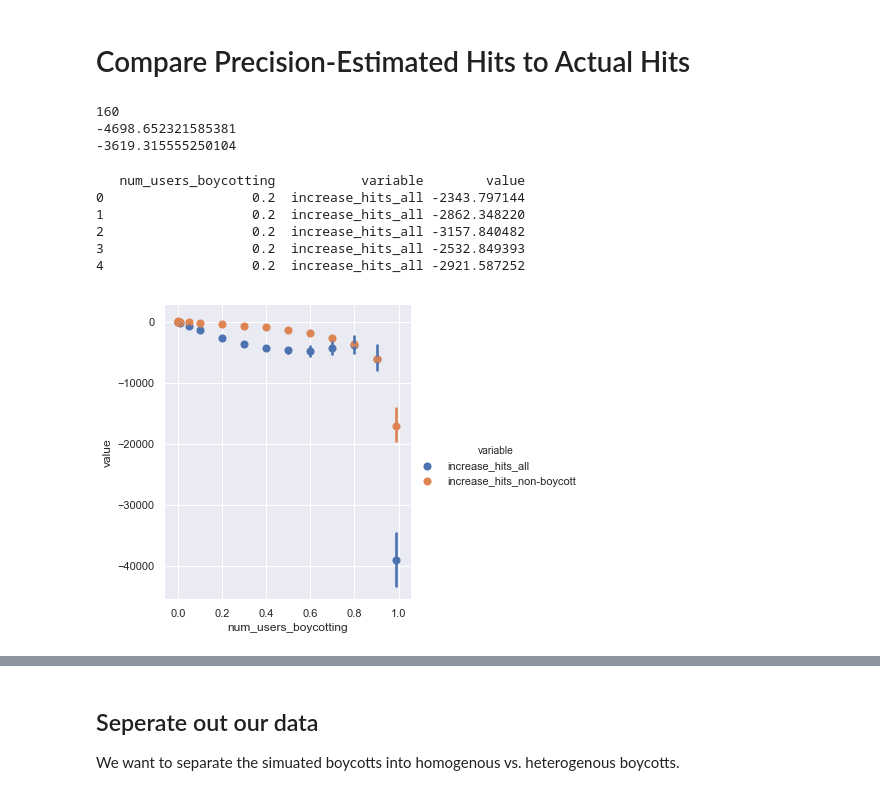
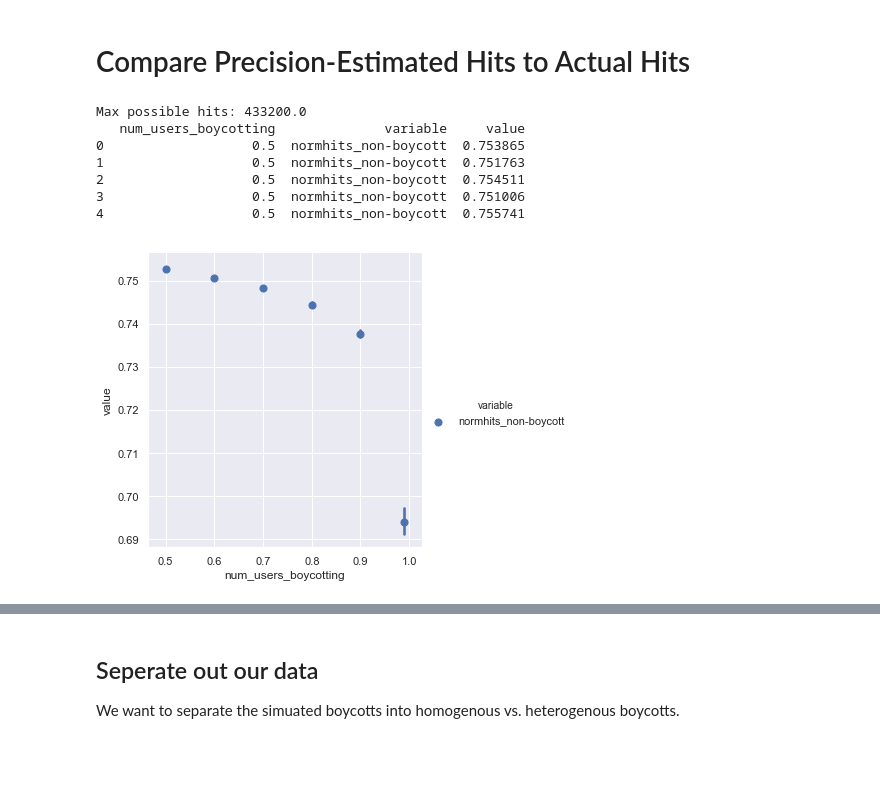
Before and after one commit to nickmvincent/surprise_sandbox, a Jupyter notebook: data_boycotts_and_strikes.ipynb, the cells around one changed output, grey strips where cells are left out. Saved outputs shown, nothing was run; the diff lists cells and outputs as text; code cells hidden in the pictures; blank space fills up the shorter version.

```diff
--- a/data_boycotts_and_strikes.ipynb
+++ b/data_boycotts_and_strikes.ipynb
@@ -41,7 +41,7 @@ ml-1m 165.5975165562914
 # %% [markdown]
 First things first: let's load our master data files. Each is a single csv that was created by the `process_all.py` script.
 # %%
-df_1m = pd.read_csv('ml-1m_collected/all_results.csv', dtype={'indices': str})
+df_1m = pd.read_csv('ml-1m_collected_10_28/all_results.csv', dtype={'indices': str})
 df_1m = df_1m[df_1m.ratingfrac.notna()]
 df_1m['dataset'] = 'ml-1m'
 # %%
@@ -348,46 +352,63 @@ tph 1384930
 # %% [markdown]
 # Compare Precision-Estimated Hits to Actual Hits
 # %%
-hits_df = df_1m.copy()
-hits_df = hits_df[~hits_df.hits_all.isna()]
-print(len(hits_df.index))
-hits_df['increase_hits_all'] *= num_users['ml-1m']
-hits_df['increase_hits_non-boycott'] *= num_users['ml-1m']
-print(hits_df['increase_hits_all'].mean())
-print(hits_df['percent_increase_1.1hits-prec10t4_all'].mean())
+
+# hits_df['increase_normhits_all'] *= num_users['ml-1m']
+# # hits_df['increase_normhits_non-boycott'] *= num_users['ml-1m']
+# print(hits_df['increase_' + hits_metric + '_all'].mean())
+# print(hits_df['percent_increase_1.1hits-prec10t4_all'].mean())
-# %% [output]
-160
--4698.652321585381
--3619.315555250104
 # %%
-hits_df = hits_df[[
+hits_df = df_1m.copy()
+hits_df = hits_df[~hits_df.hits_all.isna()]
+hits_df = hits_df[hits_df.num_users_boycotting >= 0.5]
+#print(len(hits_df.index))
+hits_metric = 'normhits'
+metric2 = 'normhits'
+include = [
     'num_users_boycotting',
-    'increase_hits_all',
-    #'percent_increase_1.1hits-prec10t4_all'
-    'increase_hits_non-boycott',
-    #'increase_hits_boycott',
-]].melt(id_vars='num_users_boycotting')
+]
+hits_cols = [
+    #'increase_{}_all'.format(hits_metric),
+    '{}_non-boycott'.format(hits_metric),
+    #'{}_boycott'.format(hits_metric),
+]
+# for col in hits_cols:
+#     hits_df[col] *= 0.76 / 14.75#num_users['ml-1m']
+print('Max possible hits: {}'.format(1e6 * 0.57 * 0.76))
+
+plot_metric2 = False
+include += hits_cols
+if plot_metric2:
+    cols = [
+        #'increase_{}_all'.format(metric2),
+        '{}_non-boycott'.format(metric2),
+    ]
+
+    include += cols
+
+hits_df = hits_df[include].melt(id_vars='num_users_boycotting')
 print(hits_df.head())
 
 # for k in hits_df.num_users_boycotting:
 #     print(k)
 #     matches_from_hits = hits_df[hits_df.num_users_boycotting == k]
 #     matches_from_orig = samples_df_1m[hits_df.num_users_boycotting == k]
 
 sns.lmplot(
         x="num_users_boycotting", y="value", hue='variable', data=hits_df,
         fit_reg=False,
         x_estimator=np.mean, ci=99,
     )
 plt.show()
 # %% [output]
-   num_users_boycotting           variable        value
-0                   0.2  increase_hits_all -2343.797144
-1                   0.2  increase_hits_all -2862.348220
-2                   0.2  increase_hits_all -3157.840482
-3                   0.2  increase_hits_all -2532.849393
-4                   0.2  increase_hits_all -2921.587252
+Max possible hits: 433200.0
+   num_users_boycotting              variable     value
+0                   0.5  normhits_non-boycott  0.753865
+1                   0.5  normhits_non-boycott  0.751763
+2                   0.5  normhits_non-boycott  0.754511
+3                   0.5  normhits_non-boycott  0.751006
+4                   0.5  normhits_non-boycott  0.755741
-[figure, old version]
+[figure, new version]
 # %%
 from collections import defaultdict
 name2vals = defaultdict(list)
```
Also changed, not shown: parts of 22 cells of this notebook, 11 other files.
